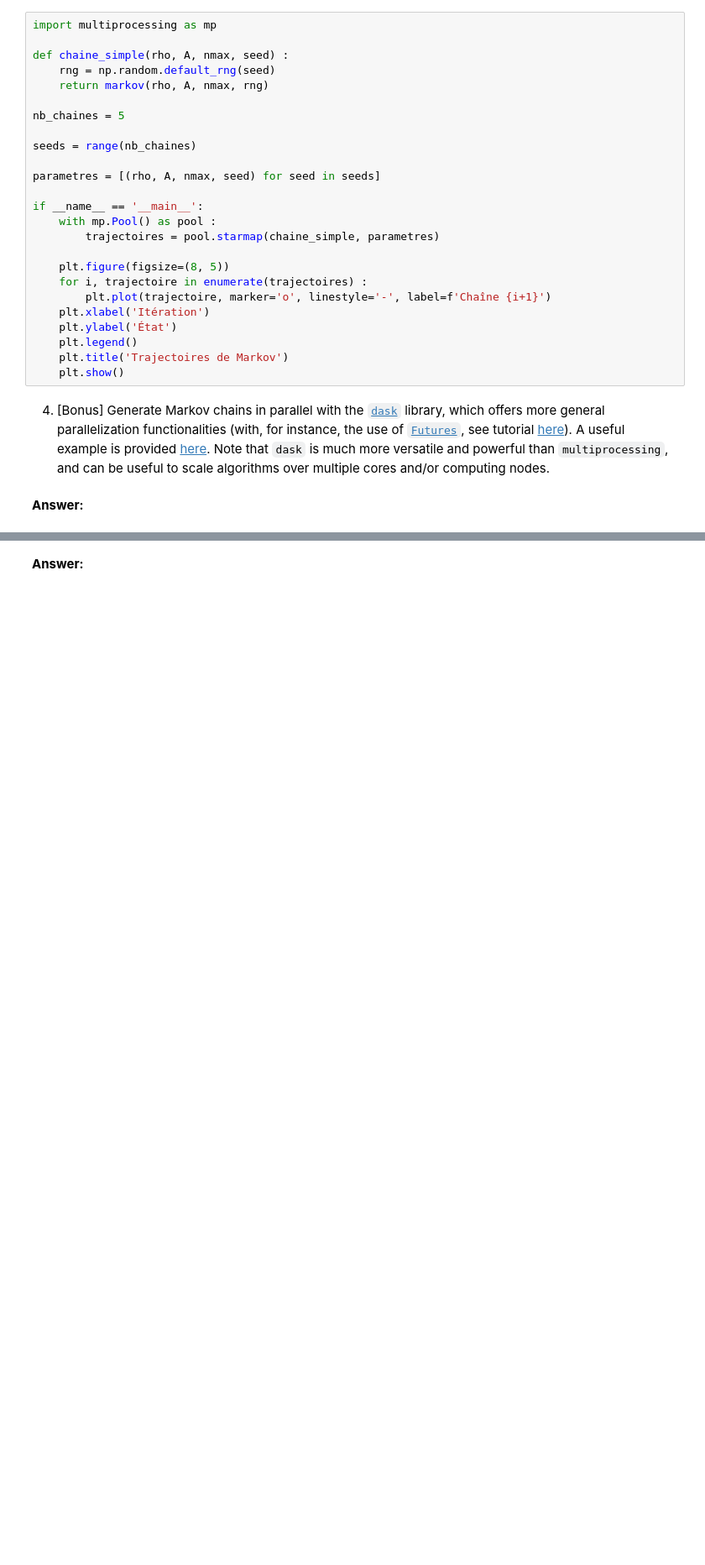
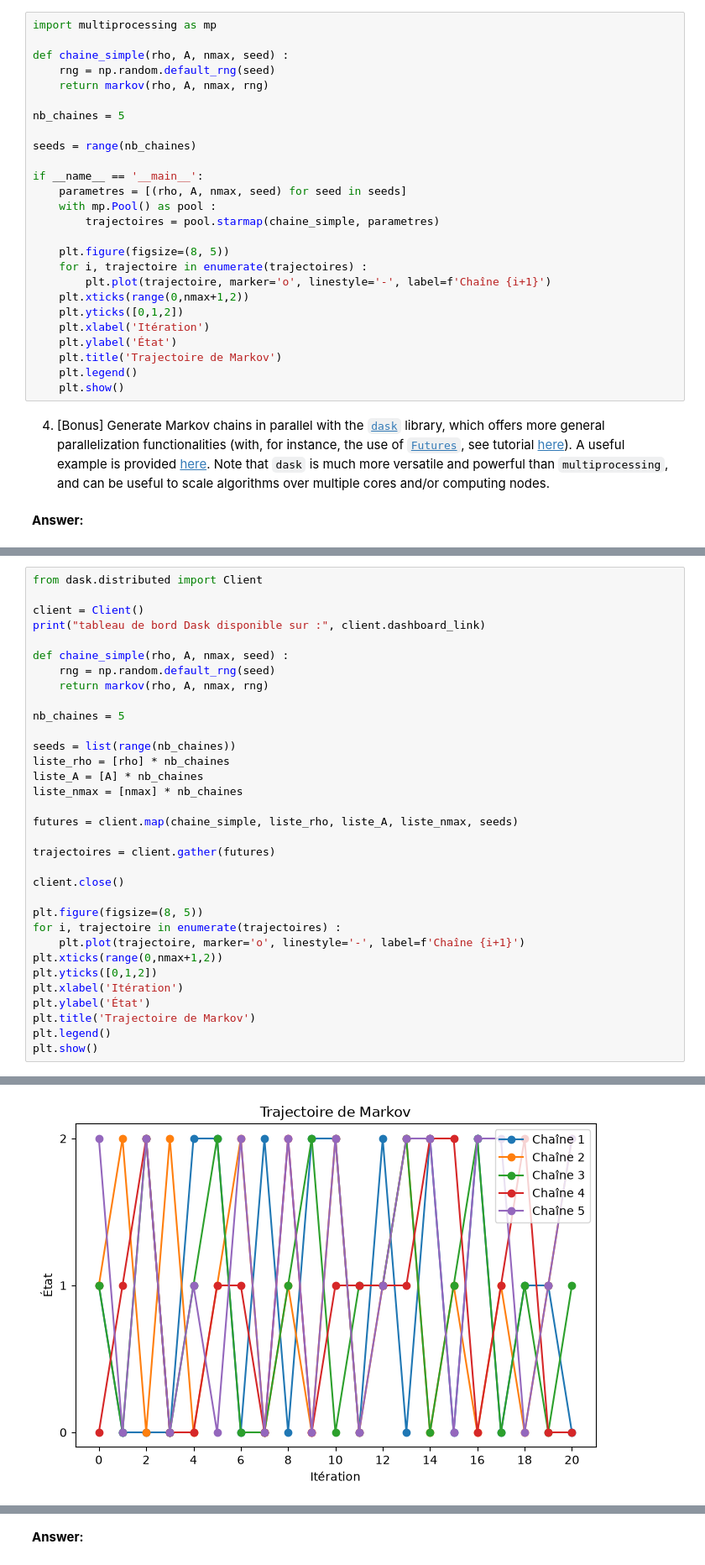
Before and after one commit to valentin-sgl/python_sdia, a Jupyter notebook: Labs/Lab5/lab5.ipynb, the cells around one changed output, grey strips where cells are left out. Shown at 84% size. Saved outputs shown, nothing was run; the diff lists cells and outputs as text; blank space fills up the shorter version.

```diff
--- a/Labs/Lab5/lab5.ipynb
+++ b/Labs/Lab5/lab5.ipynb
@@ -210,19 +211,20 @@ nb_chaines = 5
 
 seeds = range(nb_chaines)
 
-parametres = [(rho, A, nmax, seed) for seed in seeds]
-
 if __name__ == '__main__':
+    parametres = [(rho, A, nmax, seed) for seed in seeds]
     with mp.Pool() as pool :
         trajectoires = pool.starmap(chaine_simple, parametres)
 
     plt.figure(figsize=(8, 5))
     for i, trajectoire in enumerate(trajectoires) :
         plt.plot(trajectoire, marker='o', linestyle='-', label=f'Chaîne {i+1}')
+    plt.xticks(range(0,nmax+1,2))
+    plt.yticks([0,1,2])
     plt.xlabel('Itération')
     plt.ylabel('État')
+    plt.title('Trajectoire de Markov')
     plt.legend()
-    plt.title('Trajectoires de Markov')
     plt.show()
 # %% [markdown]
 4. [Bonus] Generate Markov chains in parallel with the [`dask`](https://docs.dask.org/en/latest/futures.html) library, which offers more general parallelization functionalities (with, for instance, the use of [`Futures`](https://docs.dask.org/en/stable/futures.html), see tutorial [here](https://tutorial.dask.org/05_futures.html)). A useful example is provided [here](https://stackoverflow.com/questions/41471248/how-to-efficiently-submit-tasks-with-large-arguments-in-dask-distributed). Note that `dask` is much more versatile and powerful than `multiprocessing`, and can be useful to scale algorithms over multiple cores and/or computing nodes.
@@ -232,0 +233,34 @@ if __name__ == '__main__':
+# %%
+from dask.distributed import Client
+
+client = Client()
+print("tableau de bord Dask disponible sur :", client.dashboard_link)
+
+def chaine_simple(rho, A, nmax, seed) :
+    rng = np.random.default_rng(seed)
+    return markov(rho, A, nmax, rng)
+
+nb_chaines = 5
+
+seeds = list(range(nb_chaines))
+liste_rho = [rho] * nb_chaines
+liste_A = [A] * nb_chaines
+liste_nmax = [nmax] * nb_chaines
+
+futures = client.map(chaine_simple, liste_rho, liste_A, liste_nmax, seeds)
+
+trajectoires = client.gather(futures)
+
+client.close()
+
+plt.figure(figsize=(8, 5))
+for i, trajectoire in enumerate(trajectoires) :
+    plt.plot(trajectoire, marker='o', linestyle='-', label=f'Chaîne {i+1}')
+plt.xticks(range(0,nmax+1,2))
+plt.yticks([0,1,2])
+plt.xlabel('Itération')
+plt.ylabel('État')
+plt.title('Trajectoire de Markov')
+plt.legend()
+plt.show()
+# %% [output]
@@ -233,3 +271,4 @@ if __name__ == '__main__':
+[figure, added]
 # %% [markdown]
 ## <a name="bonus">Bonus: Parallel computing with Dask</a> [(&#8593;)](#content)
 
```
Also changed, not shown: parts of 6 cells of this notebook, 3 other files.
